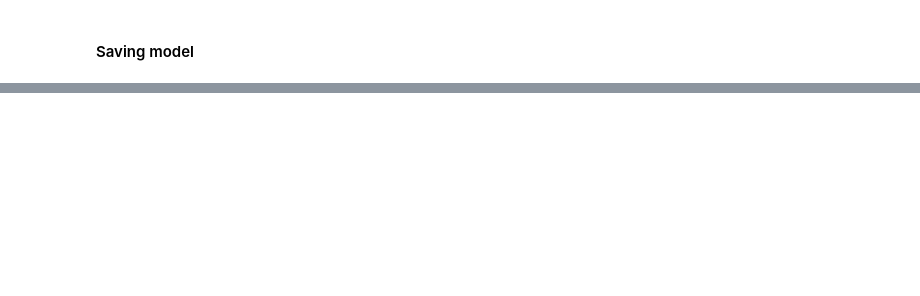
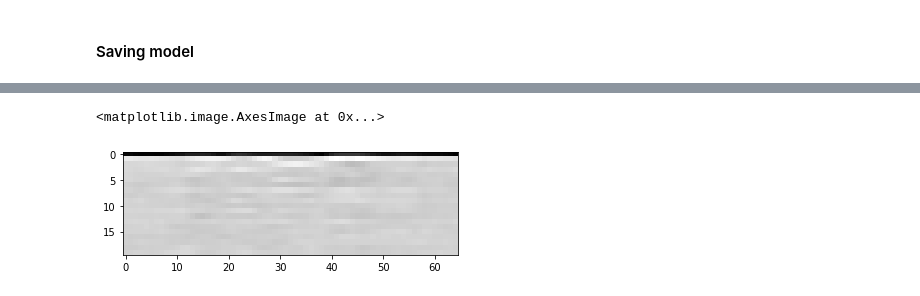
Before and after one commit to kazzart/PhraseRecognition, a Jupyter notebook: AudioRecognitionModel.ipynb, the cells around one changed output, grey strips where cells are left out. Cells and saved outputs as stored; diff of their text form; code cells hidden in the pictures; blank space fills up the shorter version.

```diff
--- a/AudioRecognitionModel.ipynb
+++ b/AudioRecognitionModel.ipynb
@@ -136,0 +218,5 @@ model.save('models\\128_hop_20_nmfcc(almost_almost_success).h5')
+# %%
+plt.imshow(mfcc, cmap='gray')
+# %% [output]
+<matplotlib.image.AxesImage at 0x...>
+[figure, added]
```
Also changed, not shown: parts of 24 cells of this notebook, 3 other files.
